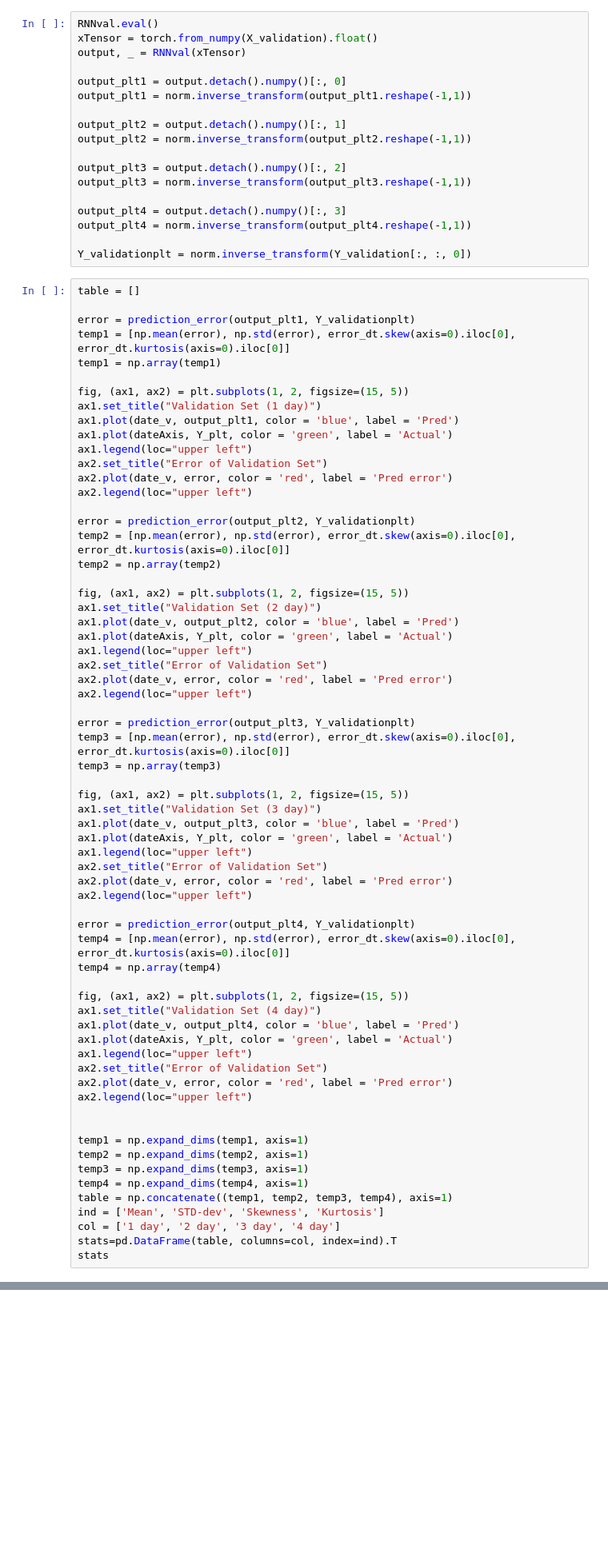
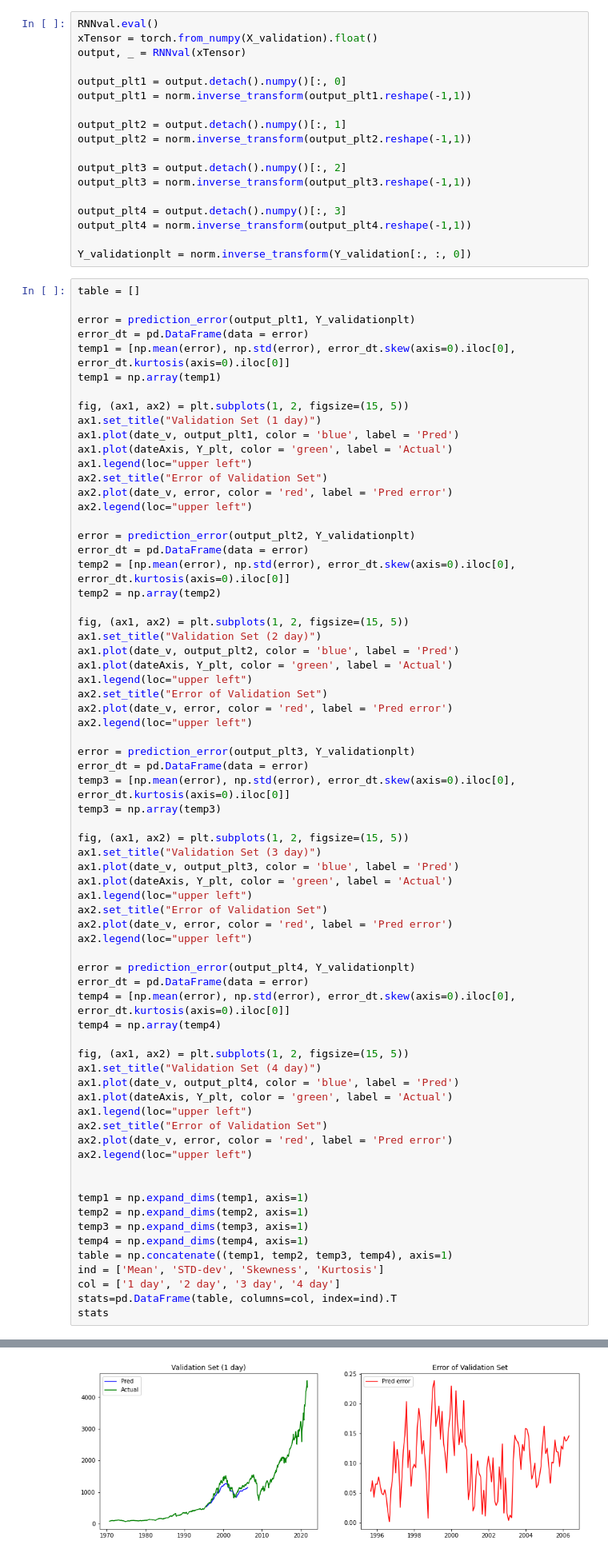
Before and after one commit to Antoljak/CAP6615Group, a Jupyter notebook: Assignment3/Assignment3.ipynb, the cells around one changed output, grey strips where cells are left out. Shown at 80% size. Cells and saved outputs as stored; diff of their text form; blank space fills up the shorter version.

```diff
--- a/Assignment3/Assignment3.ipynb
+++ b/Assignment3/Assignment3.ipynb
@@ -472,6 +479,7 @@ Y_validationplt = norm.inverse_transform(Y_validation[:, :, 0])
 table = []
 
 error = prediction_error(output_plt1, Y_validationplt)
+error_dt = pd.DataFrame(data = error)
 temp1 = [np.mean(error), np.std(error), error_dt.skew(axis=0).iloc[0], error_dt.kurtosis(axis=0).iloc[0]]
 temp1 = np.array(temp1)
 
@@ -485,6 +493,7 @@ ax2.plot(date_v, error, color = 'red', label = 'Pred error')
 ax2.legend(loc="upper left")
 
 error = prediction_error(output_plt2, Y_validationplt)
+error_dt = pd.DataFrame(data = error)
 temp2 = [np.mean(error), np.std(error), error_dt.skew(axis=0).iloc[0], error_dt.kurtosis(axis=0).iloc[0]]
 temp2 = np.array(temp2)
 
@@ -498,6 +507,7 @@ ax2.plot(date_v, error, color = 'red', label = 'Pred error')
 ax2.legend(loc="upper left")
 
 error = prediction_error(output_plt3, Y_validationplt)
+error_dt = pd.DataFrame(data = error)
 temp3 = [np.mean(error), np.std(error), error_dt.skew(axis=0).iloc[0], error_dt.kurtosis(axis=0).iloc[0]]
 temp3 = np.array(temp3)
 
@@ -511,6 +521,7 @@ ax2.plot(date_v, error, color = 'red', label = 'Pred error')
 ax2.legend(loc="upper left")
 
 error = prediction_error(output_plt4, Y_validationplt)
+error_dt = pd.DataFrame(data = error)
 temp4 = [np.mean(error), np.std(error), error_dt.skew(axis=0).iloc[0], error_dt.kurtosis(axis=0).iloc[0]]
 temp4 = np.array(temp4)
 
@@ -533,3 +544,4 @@ ind = ['Mean', 'STD-dev', 'Skewness', 'Kurtosis']
 col = ['1 day', '2 day', '3 day', '4 day']
 stats=pd.DataFrame(table, columns=col, index=ind).T
 stats
+# %% [output]
@@ -535,0 +553 @@ stats
+[figure, added]
```
Also changed, not shown: parts of 12 cells of this notebook.
